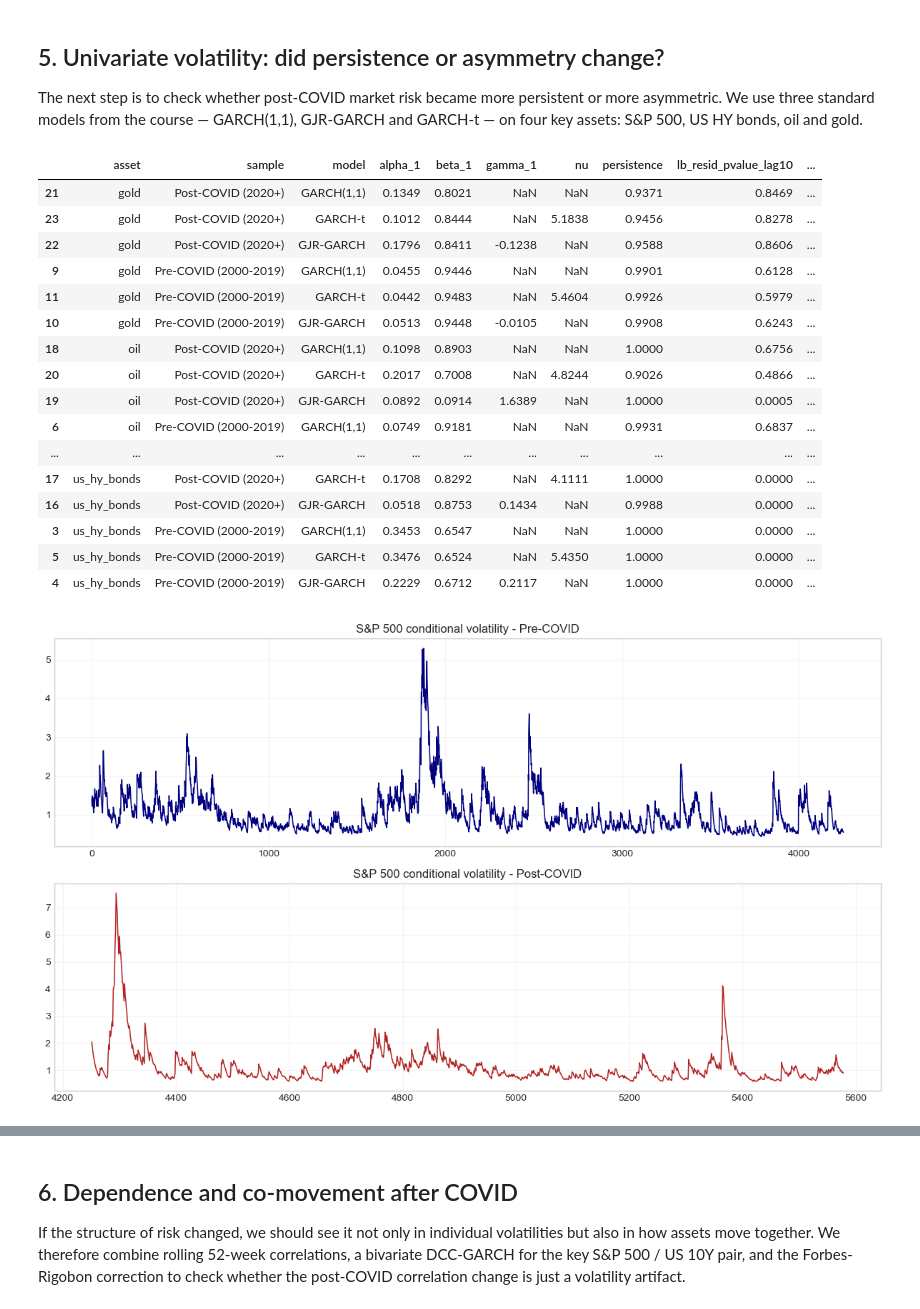
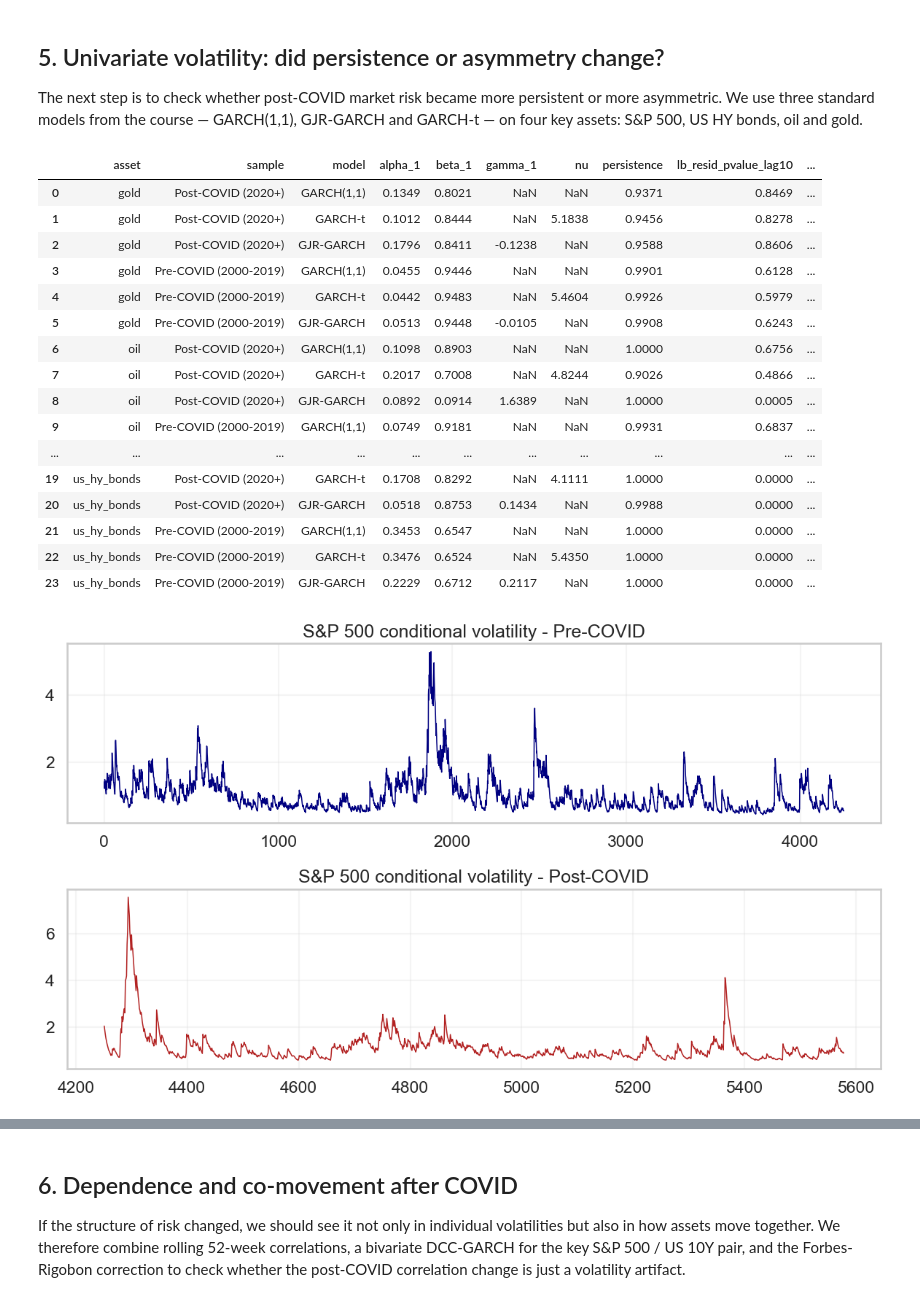
Before and after one commit to LorenzoDavideDeMartino/emif-project-2-risk-structure-after-covid, a Jupyter notebook: notebooks/EMiF_Project_Final.ipynb, the cells around one changed output, grey strips where cells are left out. Saved outputs shown, nothing was run; the diff lists cells and outputs as text; code cells hidden in the pictures.

Commit message:
Polish notebooks and simplify shared project code

```diff
--- a/notebooks/EMiF_Project_Final.ipynb
+++ b/notebooks/EMiF_Project_Final.ipynb
@@ -7,23 +7,15 @@ This master notebook reproduces the full empirical pipeline in one place. It doe
 
 We begin by importing the packages and helper modules used throughout the project. The code is written so that the notebook runs from the single Excel workbook `Data.xlsx`, with no external data source and no hidden preprocessing step.
 # %%
+from _notebook_setup import bootstrap_notebook
+
+bootstrap_notebook()
+
 from pathlib import Path
-import sys
 
 import pandas as pd
 import matplotlib.pyplot as plt
 from IPython.display import display
-
-# We locate the repository root dynamically so the notebook runs from a clean clone.
-ROOT = Path.cwd().resolve()
-if not (ROOT / "src" / "project2_config.py").exists():
-    for parent in ROOT.parents:
-        if (parent / "src" / "project2_config.py").exists():
-            ROOT = parent
-            break
-
-if str(ROOT / "src") not in sys.path:
-    sys.path.append(str(ROOT / "src"))
 
 from project2_config import TABLE_DIR, DISPLAY_NAMES, PRICE_COLUMNS, YIELD_COLUMNS, COVID_BREAK
 from project2_data_utils import (
@@ -81,10 +73,6 @@ from project2_regime_utils import (
     save_regime_outputs,
 )
 
-plt.style.use("seaborn-v0_8-whitegrid")
-pd.set_option("display.max_columns", 200)
-pd.set_option("display.float_format", lambda x: f"{x:,.4f}")
-
 ensure_output_dirs()
 # %% [markdown]
 ## 2. Research question and empirical design
@@ -263,34 +246,34 @@ The next step is to check whether post-COVID market risk became more persistent
 # %%
 garch_summary = estimate_all_garch_models(pre_covid, post_covid)
 garch_summary["sample"] = garch_summary["sample"].replace({
     "Pre-COVID": "Pre-COVID (2000-2019)",
     "Post-COVID": "Post-COVID (2020+)",
 })
 save_garch_outputs(garch_summary)
 
 garch_comparison = build_comparison_table(garch_summary)
-display(garch_comparison.sort_values(["asset_label", "sample", "model"]))
+display(garch_comparison.sort_values(["asset_label", "sample", "model"]).reset_index(drop=True))
 
 for asset_name in GARCH_ASSETS:
     figure = plot_conditional_volatility(pre_covid[asset_name], post_covid[asset_name], asset_name)
     save_figure(figure, f"02_conditional_volatility_{asset_name}.png")
     plt.show()
 # %% [output]
 |  | asset | sample | model | alpha_1 | beta_1 | gamma_1 | nu | persistence | lb_resid_pvalue_lag10 | ... |
-| 21 | gold | Post-COVID (2020+) | GARCH(1,1) | 0.1349 | 0.8021 | NaN | NaN | 0.9371 | 0.8469 | ... |
-| 23 | gold | Post-COVID (2020+) | GARCH-t | 0.1012 | 0.8444 | NaN | 5.1838 | 0.9456 | 0.8278 | ... |
-| 22 | gold | Post-COVID (2020+) | GJR-GARCH | 0.1796 | 0.8411 | -0.1238 | NaN | 0.9588 | 0.8606 | ... |
-| 9 | gold | Pre-COVID (2000-2019) | GARCH(1,1) | 0.0455 | 0.9446 | NaN | NaN | 0.9901 | 0.6128 | ... |
-| 11 | gold | Pre-COVID (2000-2019) | GARCH-t | 0.0442 | 0.9483 | NaN | 5.4604 | 0.9926 | 0.5979 | ... |
-| 10 | gold | Pre-COVID (2000-2019) | GJR-GARCH | 0.0513 | 0.9448 | -0.0105 | NaN | 0.9908 | 0.6243 | ... |
-| 18 | oil | Post-COVID (2020+) | GARCH(1,1) | 0.1098 | 0.8903 | NaN | NaN | 1.0000 | 0.6756 | ... |
-| 20 | oil | Post-COVID (2020+) | GARCH-t | 0.2017 | 0.7008 | NaN | 4.8244 | 0.9026 | 0.4866 | ... |
-| 19 | oil | Post-COVID (2020+) | GJR-GARCH | 0.0892 | 0.0914 | 1.6389 | NaN | 1.0000 | 0.0005 | ... |
-| 6 | oil | Pre-COVID (2000-2019) | GARCH(1,1) | 0.0749 | 0.9181 | NaN | NaN | 0.9931 | 0.6837 | ... |
+| 0 | gold | Post-COVID (2020+) | GARCH(1,1) | 0.1349 | 0.8021 | NaN | NaN | 0.9371 | 0.8469 | ... |
+| 1 | gold | Post-COVID (2020+) | GARCH-t | 0.1012 | 0.8444 | NaN | 5.1838 | 0.9456 | 0.8278 | ... |
+| 2 | gold | Post-COVID (2020+) | GJR-GARCH | 0.1796 | 0.8411 | -0.1238 | NaN | 0.9588 | 0.8606 | ... |
+| 3 | gold | Pre-COVID (2000-2019) | GARCH(1,1) | 0.0455 | 0.9446 | NaN | NaN | 0.9901 | 0.6128 | ... |
+| 4 | gold | Pre-COVID (2000-2019) | GARCH-t | 0.0442 | 0.9483 | NaN | 5.4604 | 0.9926 | 0.5979 | ... |
+| 5 | gold | Pre-COVID (2000-2019) | GJR-GARCH | 0.0513 | 0.9448 | -0.0105 | NaN | 0.9908 | 0.6243 | ... |
+| 6 | oil | Post-COVID (2020+) | GARCH(1,1) | 0.1098 | 0.8903 | NaN | NaN | 1.0000 | 0.6756 | ... |
+| 7 | oil | Post-COVID (2020+) | GARCH-t | 0.2017 | 0.7008 | NaN | 4.8244 | 0.9026 | 0.4866 | ... |
+| 8 | oil | Post-COVID (2020+) | GJR-GARCH | 0.0892 | 0.0914 | 1.6389 | NaN | 1.0000 | 0.0005 | ... |
+| 9 | oil | Pre-COVID (2000-2019) | GARCH(1,1) | 0.0749 | 0.9181 | NaN | NaN | 0.9931 | 0.6837 | ... |
 | ... | ... | ... | ... | ... | ... | ... | ... | ... | ... | ... |
-| 17 | us_hy_bonds | Post-COVID (2020+) | GARCH-t | 0.1708 | 0.8292 | NaN | 4.1111 | 1.0000 | 0.0000 | ... |
-| 16 | us_hy_bonds | Post-COVID (2020+) | GJR-GARCH | 0.0518 | 0.8753 | 0.1434 | NaN | 0.9988 | 0.0000 | ... |
-| 3 | us_hy_bonds | Pre-COVID (2000-2019) | GARCH(1,1) | 0.3453 | 0.6547 | NaN | NaN | 1.0000 | 0.0000 | ... |
-| 5 | us_hy_bonds | Pre-COVID (2000-2019) | GARCH-t | 0.3476 | 0.6524 | NaN | 5.4350 | 1.0000 | 0.0000 | ... |
-| 4 | us_hy_bonds | Pre-COVID (2000-2019) | GJR-GARCH | 0.2229 | 0.6712 | 0.2117 | NaN | 1.0000 | 0.0000 | ... |
+| 19 | us_hy_bonds | Post-COVID (2020+) | GARCH-t | 0.1708 | 0.8292 | NaN | 4.1111 | 1.0000 | 0.0000 | ... |
+| 20 | us_hy_bonds | Post-COVID (2020+) | GJR-GARCH | 0.0518 | 0.8753 | 0.1434 | NaN | 0.9988 | 0.0000 | ... |
+| 21 | us_hy_bonds | Pre-COVID (2000-2019) | GARCH(1,1) | 0.3453 | 0.6547 | NaN | NaN | 1.0000 | 0.0000 | ... |
+| 22 | us_hy_bonds | Pre-COVID (2000-2019) | GARCH-t | 0.3476 | 0.6524 | NaN | 5.4350 | 1.0000 | 0.0000 | ... |
+| 23 | us_hy_bonds | Pre-COVID (2000-2019) | GJR-GARCH | 0.2229 | 0.6712 | 0.2117 | NaN | 1.0000 | 0.0000 | ... |
-[figure, old version]
+[figure, new version]
```
Also changed, not shown: parts of 6 cells of this notebook, 7 other files.
